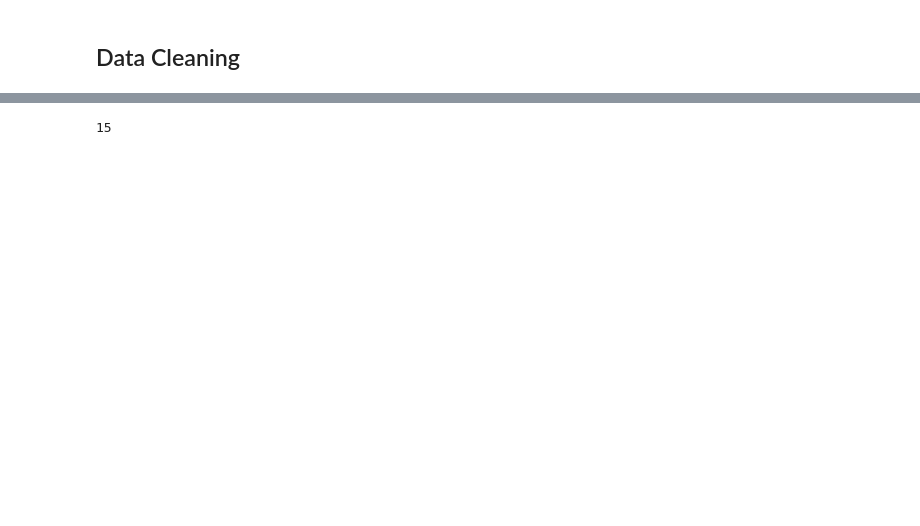
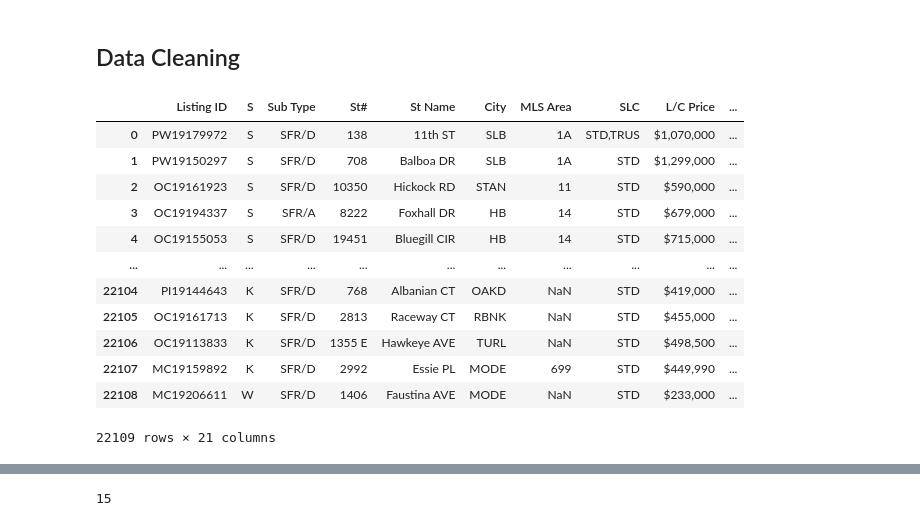
Before and after one commit to kamercado/Housing_Prices, a Jupyter notebook: ca_cleaned_data_and_model.ipynb, the cells around one changed output, grey strips where cells are left out. Cells and saved outputs as stored; diff of their text form; code cells hidden in the pictures; blank space fills up the shorter version.

```diff
--- a/ca_cleaned_data_and_model.ipynb
+++ b/ca_cleaned_data_and_model.ipynb
@@ -20,6 +20,24 @@ closed_df = pd.DataFrame(closed)
 city_name_df = pd.DataFrame(city_names)
 # %%
 closed_df.drop(columns = ["Unnamed: 0"], inplace = True)
+# %%
+pd.set_option('display.max_columns', 50)
+# %%
+closed_df
+# %% [output]
+|  | Listing ID | S | Sub Type | St# | St Name | City | MLS Area | SLC | L/C Price | ... |
+| 0 | PW19179972 | S | SFR/D | 138 | 11th ST | SLB | 1A | STD,TRUS | $1,070,000 | ... |
+| 1 | PW19150297 | S | SFR/D | 708 | Balboa DR | SLB | 1A | STD | $1,299,000 | ... |
+| 2 | OC19161923 | S | SFR/D | 10350 | Hickock RD | STAN | 11 | STD | $590,000 | ... |
+| 3 | OC19194337 | S | SFR/A | 8222 | Foxhall DR | HB | 14 | STD | $679,000 | ... |
+| 4 | OC19155053 | S | SFR/D | 19451 | Bluegill CIR | HB | 14 | STD | $715,000 | ... |
+| ... | ... | ... | ... | ... | ... | ... | ... | ... | ... | ... |
+| 22104 | PI19144643 | K | SFR/D | 768 | Albanian CT | OAKD | NaN | STD | $419,000 | ... |
+| 22105 | OC19161713 | K | SFR/D | 2813 | Raceway CT | RBNK | NaN | STD | $455,000 | ... |
+| 22106 | OC19113833 | K | SFR/D | 1355 E | Hawkeye AVE | TURL | NaN | STD | $498,500 | ... |
+| 22107 | MC19159892 | K | SFR/D | 2992 | Essie PL | MODE | 699 | STD | $449,990 | ... |
+| 22108 | MC19206611 | W | SFR/D | 1406 | Faustina AVE | MODE | NaN | STD | $233,000 | ... |
+22109 rows × 21 columns
 # %%
 closed_df.drop(columns = ["MLS Area","MLS Area","MLS","BAC","DOM/CDOM","SLC","S","Sub Type"], inplace = True)
 # %%
```
Also changed, not shown: parts of 31 cells of this notebook, 4 other files.
